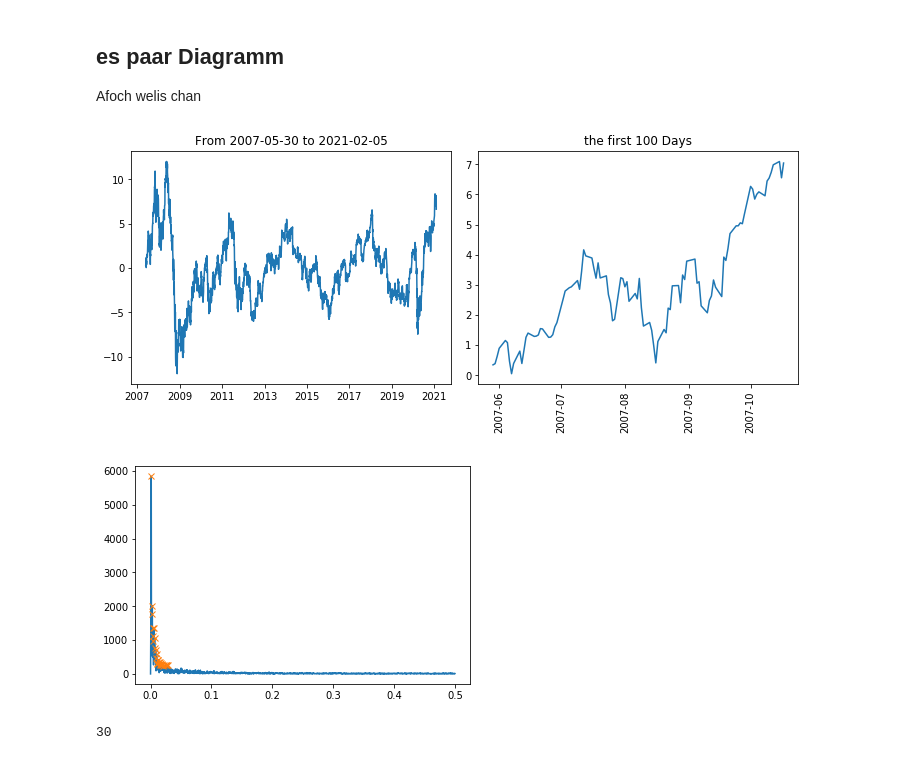
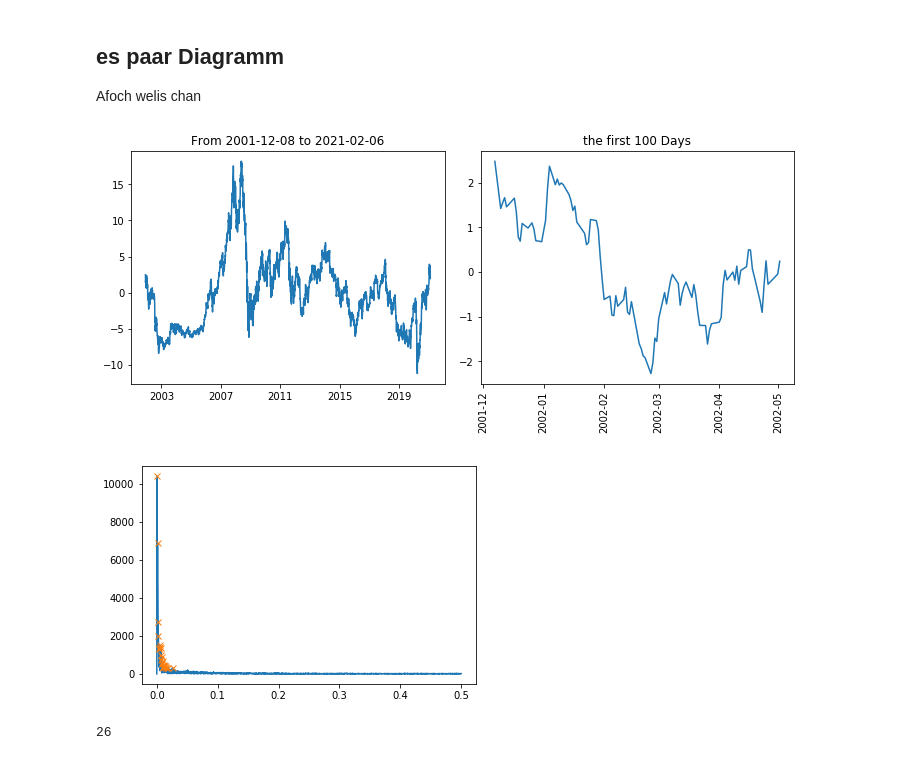
Before and after one commit to simonbuehrer/FFT-test, a Jupyter notebook: 00-fft-stock-market.ipynb, the cells around one changed output. Saved outputs shown, nothing was run; the diff lists cells and outputs as text; code cells hidden in the pictures.

```diff
--- a/00-fft-stock-market.ipynb
+++ b/00-fft-stock-market.ipynb
@@ -27,7 +29,7 @@ import matplotlib.pyplot as plt
 # %%
 #get current day and download hist. data
 today = dt.datetime.today().strftime('%Y-%m-%d')
-hist = (dt.datetime.today()-dt.timedelta(5000)).strftime('%Y-%m-%d')
+hist = (dt.datetime.today()-dt.timedelta(7000)).strftime('%Y-%m-%d')
 
 stockname='ABB'
 print(today,hist)
@@ -96,26 +98,26 @@ plt.tight_layout()
 plt.xticks(rotation=90)
 plt.show()
 # %% [output]
-[figure, old version]
+[figure, new version]
 # %%
 fft_output = np.fft.fft(stockdata_df['Diff'])
 power = np.abs(fft_output)
 freq = np.fft.fftfreq(len(stockdata_df['Diff']))
 
 # mask susch au negativi drinää
 mask = freq >= 0
 freq = freq[mask]
 power = power[mask]
 
-peaks, _ = find_peaks(power[freq >=0], height=200)
+peaks, _ = find_peaks(power[freq >=0], height=300)
 
 plt.plot(freq,power)
 plt.plot(freq[peaks], power[peaks],'x')
 plt.show()
 print(len(peaks))
 # %% [output]
-[figure, old version]
+[figure, new version]
-30
+26
 # %%
 output = pd.DataFrame()
 output['index'] = peaks
```
Also changed, not shown: parts of 11 cells of this notebook.
